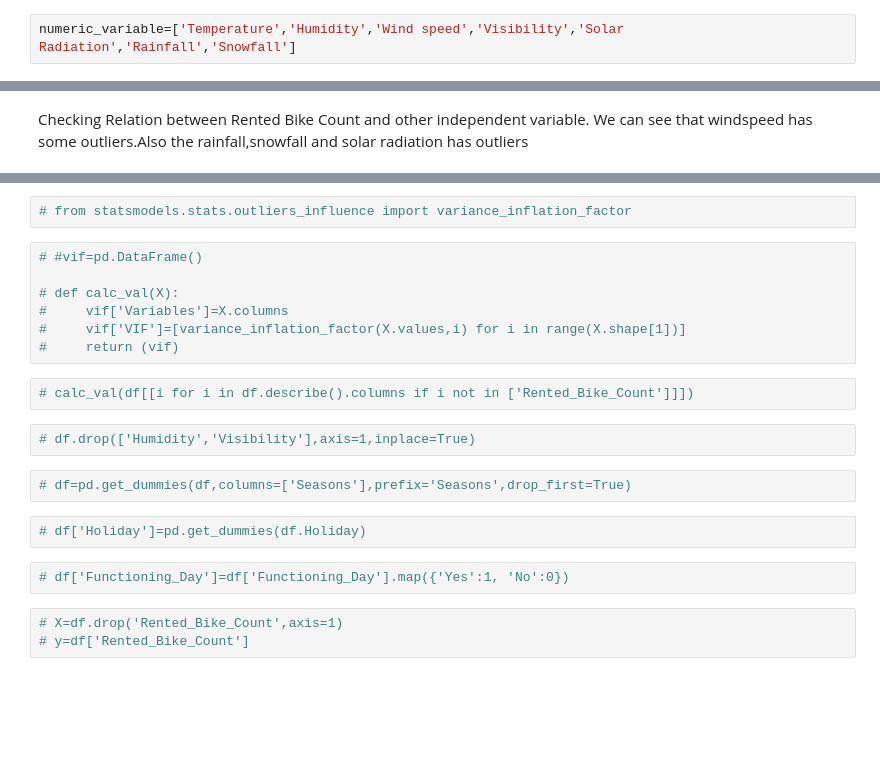
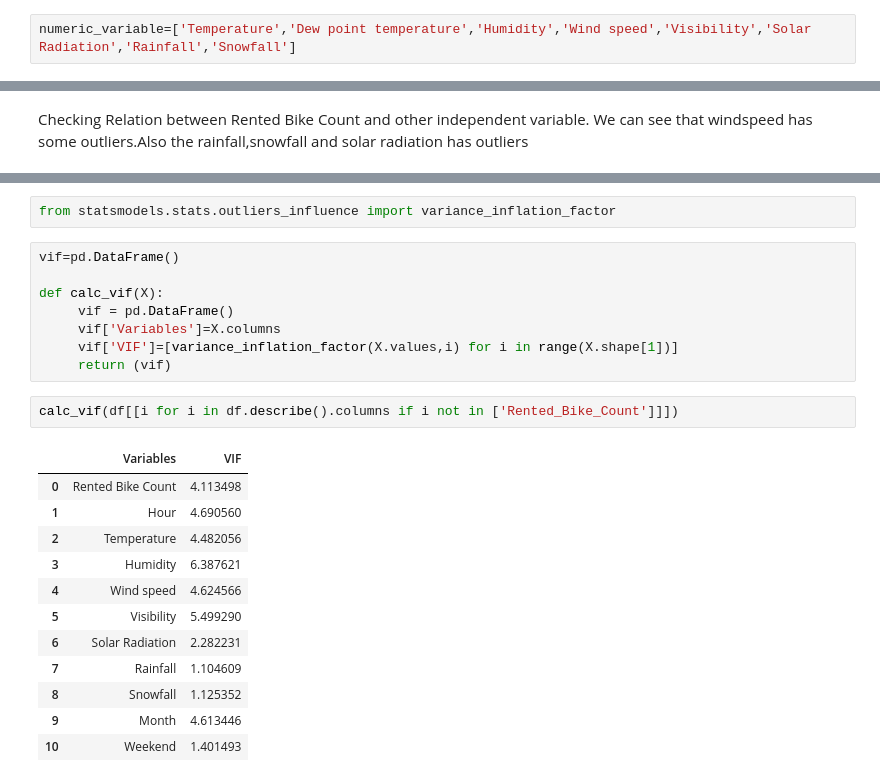
Before and after one commit to rohitmadame/Bike_Sharing_Prediction, a Jupyter notebook: Bike sharing prediction.ipynb, the cells around one changed output, grey strips where cells are left out. Cells and saved outputs as stored; diff of their text form; blank space fills up the shorter version.

```diff
--- a/Bike sharing prediction.ipynb
+++ b/Bike sharing prediction.ipynb
@@ -107,7 +211,7 @@ After applying sqrt function to the Rented bike count we can conclude that all o
 # %% [markdown]
 Visualizing box plot for all numeric variables.
 # %%
-numeric_variable=['Temperature','Humidity','Wind speed','Visibility','Solar Radiation','Rainfall','Snowfall']
+numeric_variable=['Temperature','Dew point temperature','Humidity','Wind speed','Visibility','Solar Radiation','Rainfall','Snowfall']
 # %%
 for i in  numeric_variable:
     plt.figure(figsize=(12,6))
@@ -157,22 +314,25 @@ sns.heatmap(df.corr(),annot=True)
 # %%
-# from statsmodels.stats.outliers_influence import variance_inflation_factor
+from statsmodels.stats.outliers_influence import variance_inflation_factor
 # %%
-# #vif=pd.DataFrame()
+vif=pd.DataFrame()
 
-# def calc_val(X):
-#     vif['Variables']=X.columns
-#     vif['VIF']=[variance_inflation_factor(X.values,i) for i in range(X.shape[1])]
-#     return (vif)
+def calc_vif(X):
+     vif = pd.DataFrame()
+     vif['Variables']=X.columns
+     vif['VIF']=[variance_inflation_factor(X.values,i) for i in range(X.shape[1])]
+     return (vif)
 # %%
-# calc_val(df[[i for i in df.describe().columns if i not in ['Rented_Bike_Count']]])
+calc_vif(df[[i for i in df.describe().columns if i not in ['Rented_Bike_Count']]])
+# %% [output]
+|  | Variables | VIF |
+| 0 | Rented Bike Count | 4.113498 |
+| 1 | Hour | 4.690560 |
+| 2 | Temperature | 4.482056 |
+| 3 | Humidity | 6.387621 |
+| 4 | Wind speed | 4.624566 |
+| 5 | Visibility | 5.499290 |
+| 6 | Solar Radiation | 2.282231 |
+| 7 | Rainfall | 1.104609 |
+| 8 | Snowfall | 1.125352 |
+| 9 | Month | 4.613446 |
+| 10 | Weekend | 1.401493 |
-# %%
-# df.drop(['Humidity','Visibility'],axis=1,inplace=True)
-# %%
-# df=pd.get_dummies(df,columns=['Seasons'],prefix='Seasons',drop_first=True)
-# %%
-# df['Holiday']=pd.get_dummies(df.Holiday)
-# %%
-# df['Functioning_Day']=df['Functioning_Day'].map({'Yes':1, 'No':0})
-# %%
-# X=df.drop('Rented_Bike_Count',axis=1)
-# y=df['Rented_Bike_Count']
```
Also changed, not shown: parts of 97 cells of this notebook.
